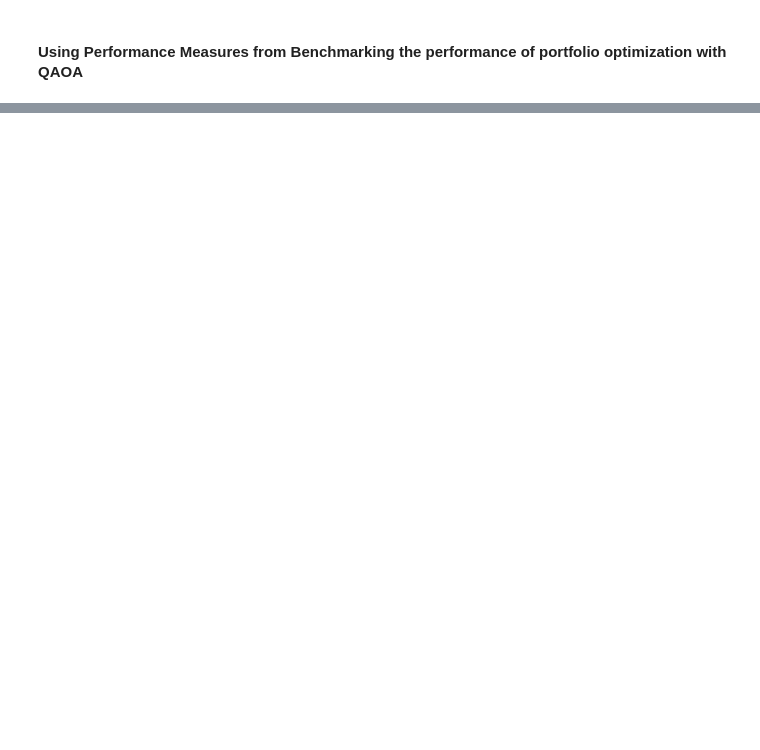
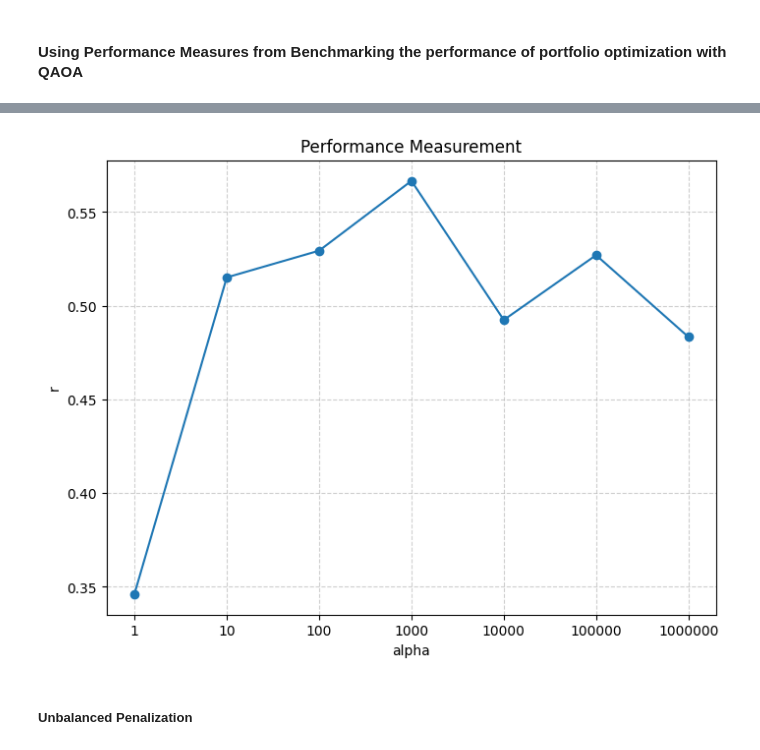
Before and after one commit to annafcosta/Operations-Research-QAOA, a Jupyter notebook: src/metrics_penalization_9_1_2.ipynb, the cells around one changed output, grey strips where cells are left out. Saved outputs shown, nothing was run; the diff lists cells and outputs as text; code cells hidden in the pictures; blank space fills up the shorter version.

```diff
--- a/src/metrics_penalization_9_1_2.ipynb
+++ b/src/metrics_penalization_9_1_2.ipynb
@@ -140,2 +109,0 @@ Subject to
-# %%
-hamiltonian, offset = qubo_problem.to_ising()
@@ -307,0 +395,17 @@ Corresponding x array (z): [1, 1, 1, 1, 1, 1, 1, 1]
+# %%
+indices = np.arange(len(alpha_values))
+
+plt.figure(figsize=(8, 6))
+plt.plot(indices, r_values, marker='o', linestyle='-')
+plt.xticks(indices, alpha_values)
+
+plt.xlabel("alpha")
+plt.ylabel("r")
+plt.title("Performance Measurement")
+
+plt.grid(True, linestyle="--", alpha=0.6)
+plt.show()
+# %% [output]
+[figure, added]
+# %% [markdown]
+##### Unbalanced Penalization
```
Also changed, not shown: parts of 21 cells of this notebook, 1 other file.
